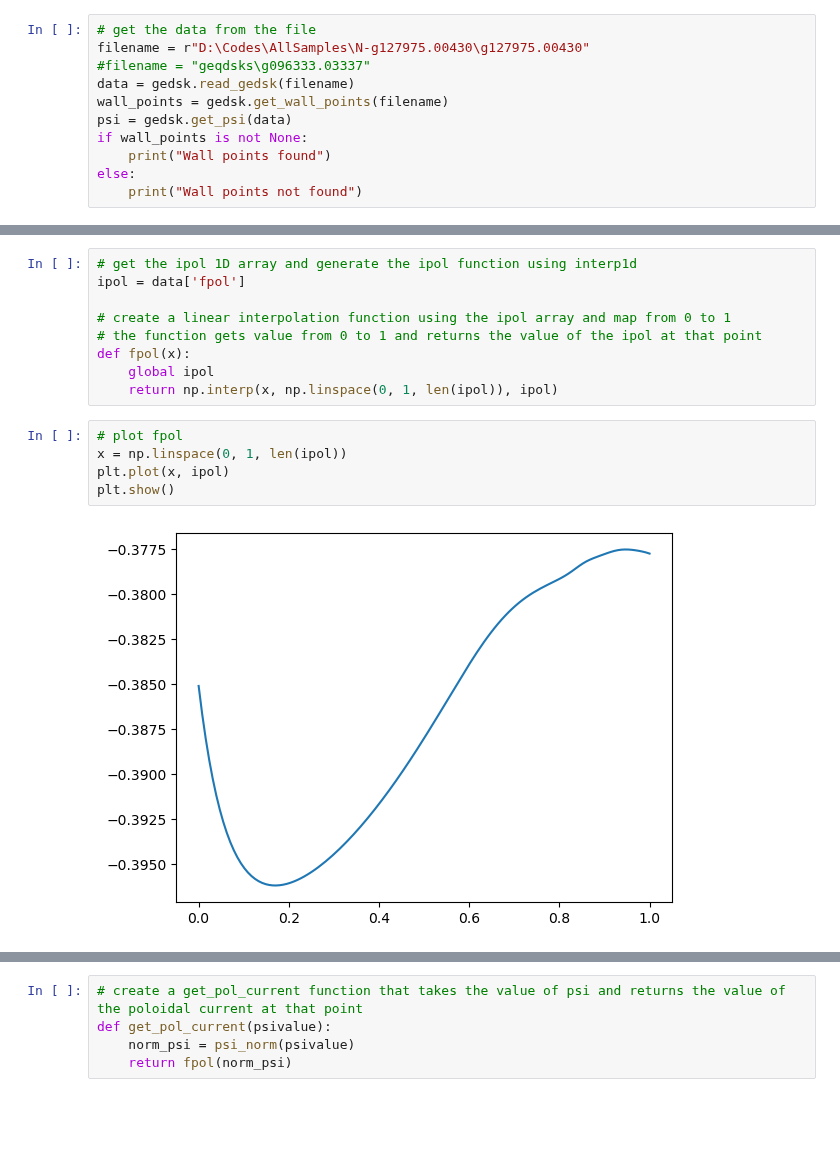
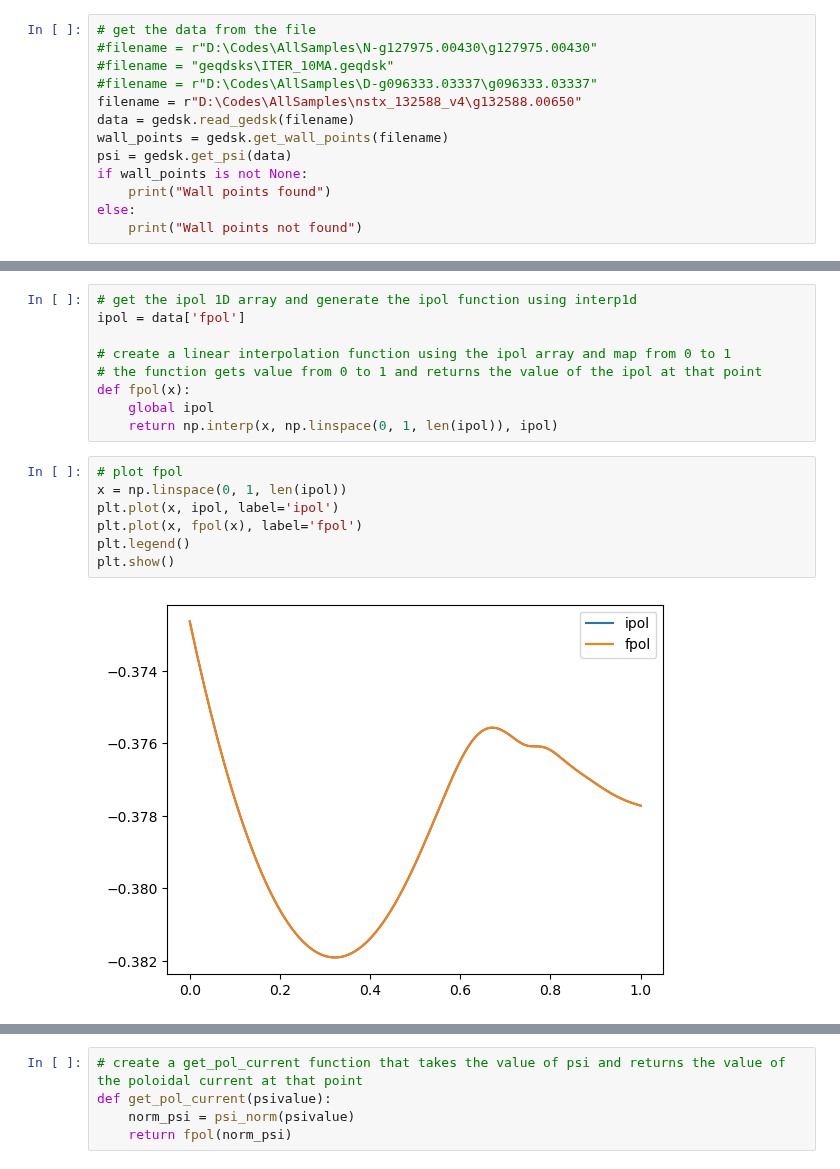
Before and after one commit to Fuad-HH/eqdsk2py, a Jupyter notebook: fieldFollowingAlg.ipynb, the cells around one changed output, grey strips where cells are left out. Cells and saved outputs as stored; diff of their text form; blank space fills up the shorter version.

```diff
--- a/fieldFollowingAlg.ipynb
+++ b/fieldFollowingAlg.ipynb
@@ -31,8 +31,10 @@ $I_{pol}$ is given as a 1D array in the geqdsk file.
 This is described in more detail in Usman's thesis. (available in the TOMMS box folder)
 # %%
 # get the data from the file
-filename = r"D:\Codes\AllSamples\N-g127975.00430\g127975.00430"
-#filename = "geqdsks\g096333.03337"
+#filename = r"D:\Codes\AllSamples\N-g127975.00430\g127975.00430"
+#filename = "geqdsks\ITER_10MA.geqdsk"
+#filename = r"D:\Codes\AllSamples\D-g096333.03337\g096333.03337"
+filename = r"D:\Codes\AllSamples\nstx_132588_v4\g132588.00650"
 data = gedsk.read_gedsk(filename)
 wall_points = gedsk.get_wall_points(filename)
 psi = gedsk.get_psi(data)
@@ -76,10 +143,12 @@ def fpol(x):
 # %%
 # plot fpol
 x = np.linspace(0, 1, len(ipol))
-plt.plot(x, ipol)
+plt.plot(x, ipol, label='ipol')
+plt.plot(x, fpol(x), label='fpol')
+plt.legend()
 plt.show()
 # %% [output]
-[figure, old version]
+[figure, new version]
 # %%
 sorted_points_with_wall
 # %% [output]
```
Also changed, not shown: parts of 22 cells of this notebook.
